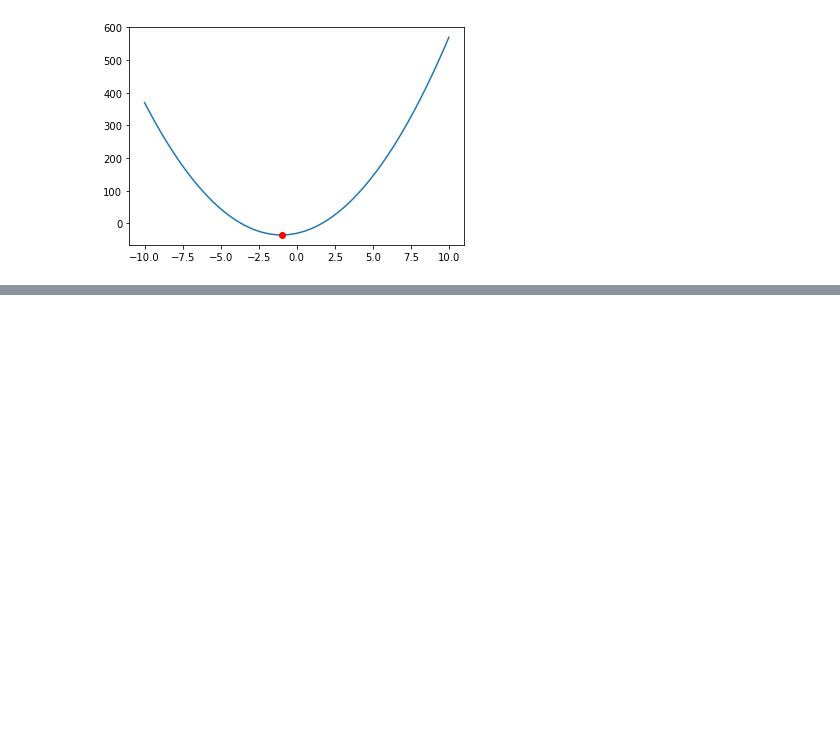
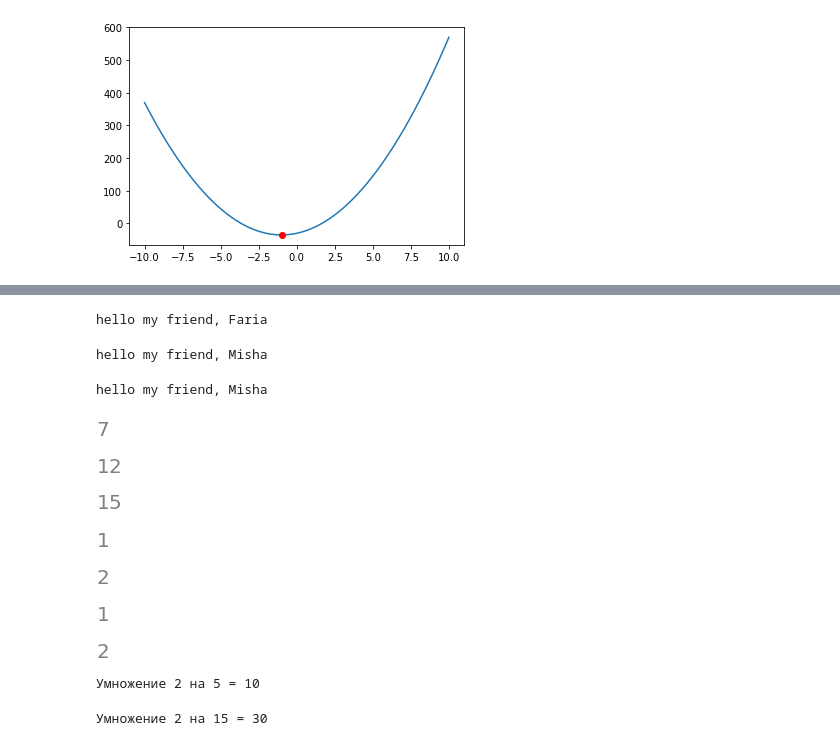
Before and after one commit to SunLevis13/123, a Jupyter notebook: Jupyter Notebook/Lection+sem11.ipynb, the cells around one changed output, grey strips where cells are left out. Cells and saved outputs as stored; diff of their text form; code cells hidden in the pictures; blank space fills up the shorter version.

```diff
--- a/Jupyter Notebook/Lection+sem11.ipynb
+++ b/Jupyter Notebook/Lection+sem11.ipynb
@@ -398,0 +405,10 @@ xx = solve(yprime,range(x,-10,10))
+# %%
+def main_func():
+    name = 'Faria'
+    def inner_func():
+        print('hello my friend,',name)
+    inner_func()
+# %%
+a = main_func()
+# %% [output]
+hello my friend, Faria
@@ -398,0 +421,4 @@ xx = solve(yprime,range(x,-10,10))
+# %%
+r = main_func('Misha')
+# %% [output]
+hello my friend, Misha
@@ -398,0 +431,19 @@ xx = solve(yprime,range(x,-10,10))
+# %%
+v = main_func('Misha')
+# %% [output]
+hello my friend, Misha
+# %%
+def adder(value):
+    def inner(a):
+        return value + a
+    return inner
+# %%
+a2 = adder(2)
+# %%
+a2(5)
+# %% [output]
+[figure, added]
+# %%
+a2(10)
+# %% [output]
+[figure, added]
@@ -398,0 +452,4 @@ xx = solve(yprime,range(x,-10,10))
+# %%
+a5(10)
+# %% [output]
+[figure, added]
@@ -398,0 +466,8 @@ xx = solve(yprime,range(x,-10,10))
+# %%
+q()
+# %% [output]
+[figure, added]
+# %%
+q()
+# %% [output]
+[figure, added]
@@ -398,0 +476,8 @@ xx = solve(yprime,range(x,-10,10))
+# %%
+r()
+# %% [output]
+[figure, added]
+# %%
+r()
+# %% [output]
+[figure, added]
@@ -398,0 +491,8 @@ xx = solve(yprime,range(x,-10,10))
+# %%
+print("Умножение 2 на 5 =", f_2(5))
+# %% [output]
+Умножение 2 на 5 = 10
+# %%
+print("Умножение 2 на 15 =", f_2(15))
+# %% [output]
+Умножение 2 на 15 = 30
```
Also changed, not shown: parts of 59 cells of this notebook, 6 other files.
